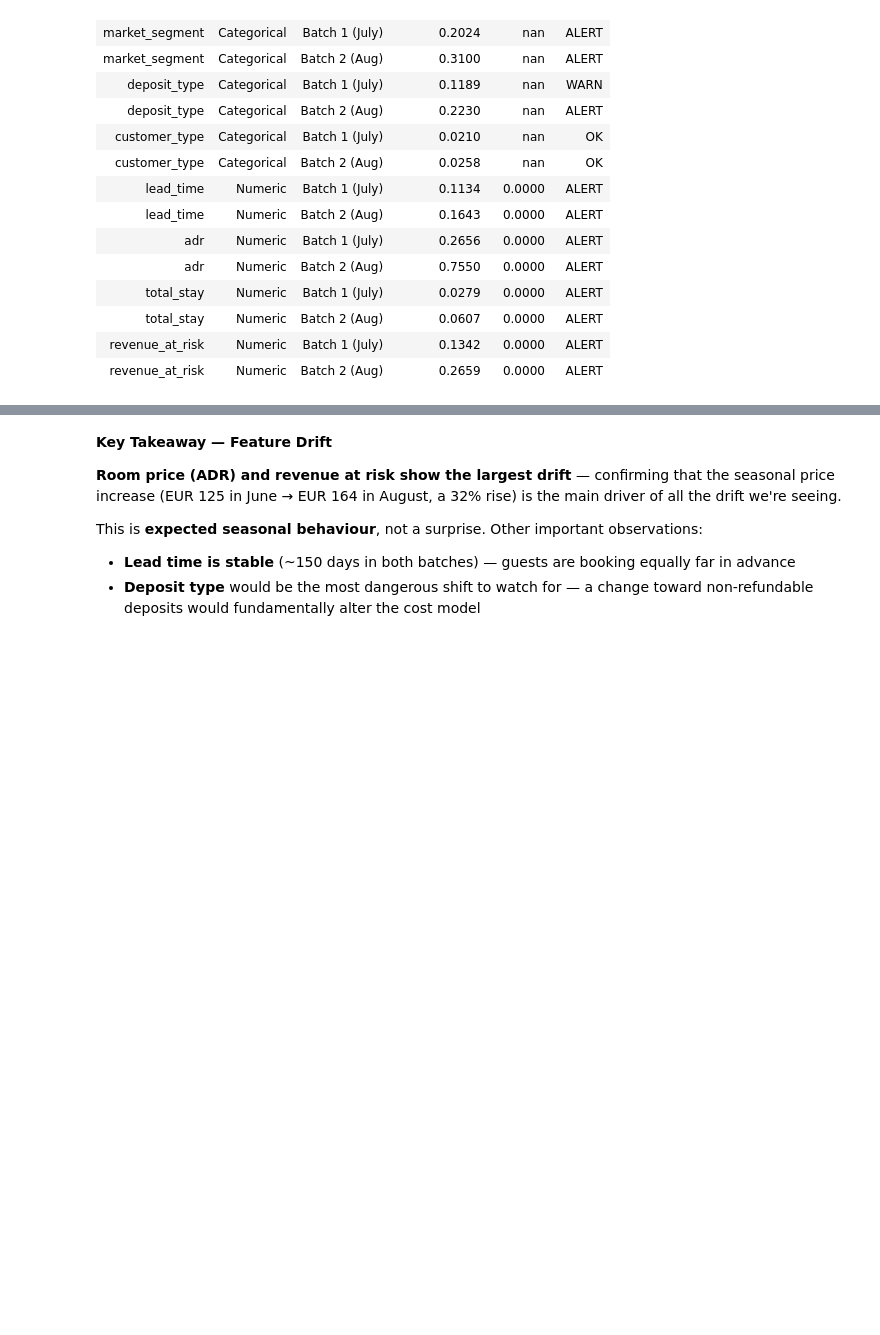
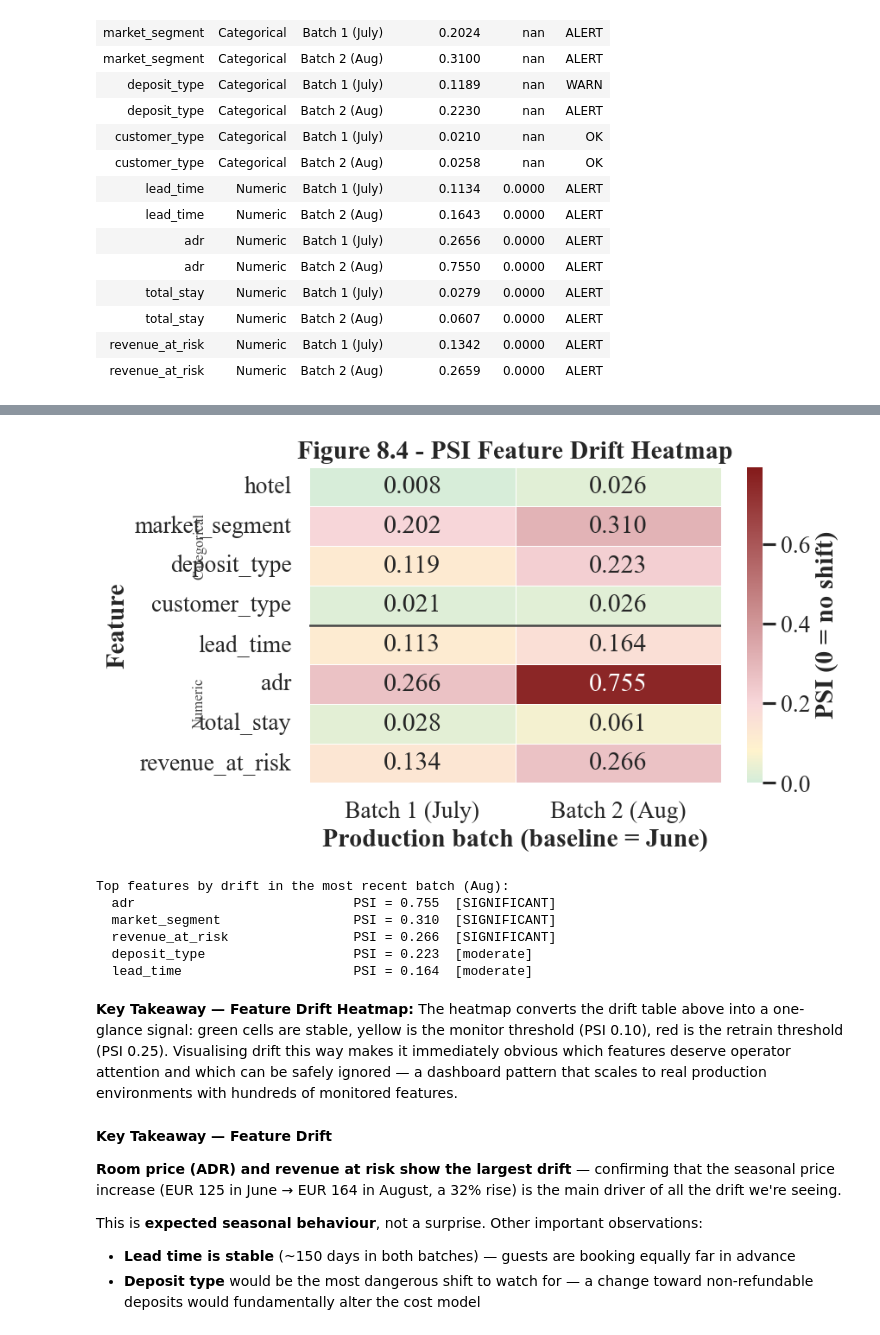
Before and after one commit to Dirkiee09/hotel-cancellation-prediction, a Jupyter notebook: notebooks/08_model_monitoring.ipynb, the cells around one changed output, grey strips where cells are left out. Drawn from its saved outputs; the diff is of its cells as text; code cells hidden in the pictures; blank space fills up the shorter version.

```diff
--- a/notebooks/08_model_monitoring.ipynb
+++ b/notebooks/08_model_monitoring.ipynb
@@ -88,14 +88,9 @@ model may be operating in unfamiliar territory.
 - **Left panel (histograms)**: Each coloured curve shows how predictions are distributed for that month. If curves overlap closely, the model is stable. If they drift apart, something has changed.
 - **Right panel (PSI bars)**: Each bar measures how much that month's predictions shifted relative to June. Dashed lines mark the warning (0.10) and alert (0.20) thresholds.
 # %%
-def compute_psi(baseline_arr, current_arr, n_bins=10):
-    """Population Stability Index: measures shift in score distribution."""
-    bins = np.percentile(baseline_arr, np.linspace(0, 100, n_bins + 1))
-    bins[0] = -np.inf
-    bins[-1] = np.inf
-    b_pct = (np.histogram(baseline_arr, bins)[0] + 1e-4) / len(baseline_arr)
-    c_pct = (np.histogram(current_arr,  bins)[0] + 1e-4) / len(current_arr)
-    return float(np.sum((c_pct - b_pct) * np.log(c_pct / b_pct)))
+# PSI helper is now in src/utils/drift.py so the same logic is shared with
+# scripts/compute_live_drift.py (Power BI Page 8 — monitoring dashboard).
+from src.utils.drift import compute_psi
 
 
 def psi_status(psi_val):
@@ -366,3 +355,72 @@ Table 8.1 — Feature Drift Summary (PSI for categorical, PSI+KS for numeric)
+# %%
+import seaborn as sns
+# Visualise the drift_rows table from the previous cell as a PSI heatmap -
+# rows are features, columns are production batches, colour intensity is the
+# PSI value (or a normalised KS statistic, for numeric features).
+#
+# Industry-standard PSI thresholds for the colour scale:
+#   green  (< 0.10) - no significant shift
+#   yellow (0.10-0.25) - moderate shift, monitor
+#   red    (>= 0.25) - significant shift, retraining likely warranted
+from matplotlib.colors import LinearSegmentedColormap
+
+# Pivot drift_rows into a feature-by-batch matrix of PSI values
+psi_pivot = (
+    pd.DataFrame(drift_rows)
+    .pivot(index="Feature", columns="Batch", values="PSI / KS stat")
+)
+# Order rows: categorical features first, then numeric, both sorted within group
+ordered_rows = [f for f in CAT_FEATURES if f in psi_pivot.index] + [
+    f for f in NUM_FEATURES if f in psi_pivot.index
+]
+psi_pivot = psi_pivot.loc[ordered_rows]
+
+cmap = LinearSegmentedColormap.from_list(
+    "psi_zones",
+    [(0.0, "#d4edda"), (0.10, "#fff3cd"), (0.25, "#f8d7da"), (1.0, "#841a1a")],
+)
+
+fig, ax = plt.subplots(figsize=(7.5, max(4.5, len(psi_pivot) * 0.5)))
+vmax = max(0.5, float(psi_pivot.values.max()) * 1.05)
+sns.heatmap(
+    psi_pivot, annot=True, fmt=".3f", cmap=cmap, vmin=0, vmax=vmax,
+    cbar_kws={"label": "PSI (0 = no shift)"},
+    linewidths=0.5, linecolor="white",
+    ax=ax,
+)
+# Horizontal divider between categorical and numeric blocks
+n_cat = sum(1 for f in CAT_FEATURES if f in psi_pivot.index)
+if 0 < n_cat < len(psi_pivot):
+    ax.axhline(n_cat, color="#444444", linewidth=1.5)
+    ax.text(-0.5, n_cat / 2, "Categorical", ha="right", va="center",
+            fontsize=10, rotation=90, color="#444444")
+    ax.text(-0.5, n_cat + (len(psi_pivot) - n_cat) / 2, "Numeric",
+            ha="right", va="center", fontsize=10, rotation=90, color="#444444")
+
+ax.set_xlabel("Production batch (baseline = June)")
+ax.set_ylabel("Feature")
+ax.set_title("Figure 8.4 - PSI Feature Drift Heatmap", fontweight="bold")
+fig.tight_layout()
+save_thesis_figure(fig, "8.4", "psi_feature_drift_heatmap", FIG_DIR)
+plt.show()
+
+print("Top features by drift in the most recent batch (Aug):")
+last_col = [c for c in psi_pivot.columns if "Aug" in c or "Batch 2" in c]
+if last_col:
+    top = psi_pivot[last_col[0]].sort_values(ascending=False).head(5)
+    for f, v in top.items():
+        zone = "stable" if v < 0.10 else "moderate" if v < 0.25 else "SIGNIFICANT"
+        print(f"  {f:30s} PSI = {v:.3f}  [{zone}]")
+# %% [output]
+[figure, added]
+Top features by drift in the most recent batch (Aug):
+  adr                            PSI = 0.755  [SIGNIFICANT]
+  market_segment                 PSI = 0.310  [SIGNIFICANT]
+  revenue_at_risk                PSI = 0.266  [SIGNIFICANT]
+  deposit_type                   PSI = 0.223  [moderate]
+  lead_time                      PSI = 0.164  [moderate]
+# %% [markdown]
+**Key Takeaway — Feature Drift Heatmap:** The heatmap converts the drift table above into a one-glance signal: green cells are stable, yellow is the monitor threshold (PSI 0.10), red is the retrain threshold (PSI 0.25). Visualising drift this way makes it immediately obvious which features deserve operator attention and which can be safely ignored — a dashboard pattern that scales to real production environments with hundreds of monitored features.
 # %% [markdown]
 **Key Takeaway — Feature Drift**
 
```
Also changed, not shown: parts of 4 cells of this notebook, 17 other files.
